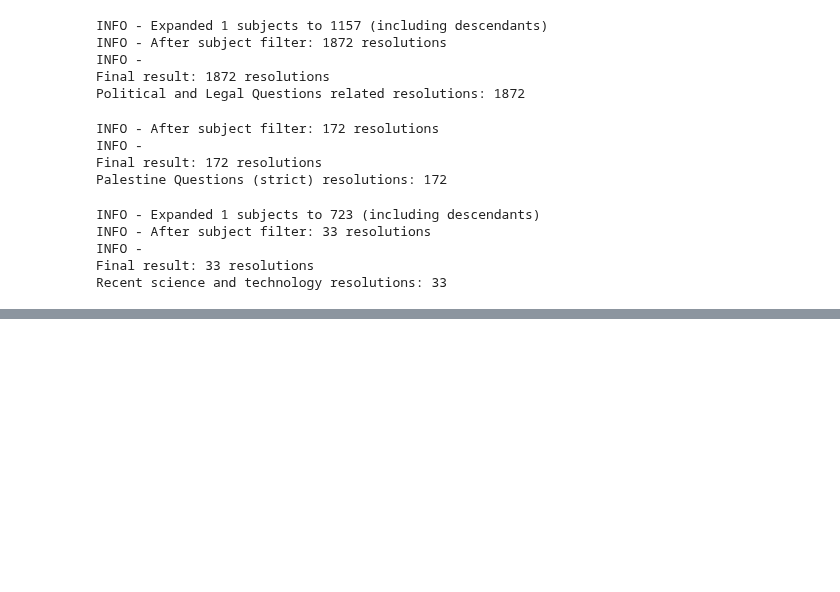
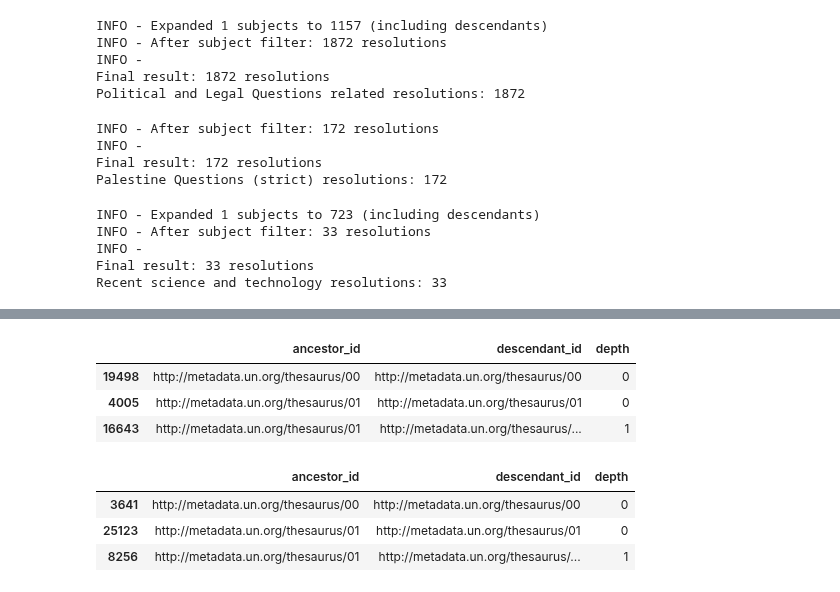
Before and after one commit to unst-ethz/policy-pulse, a Jupyter notebook: notebooks/janic/data_pipeline_tests.ipynb, the cells around one changed output, grey strips where cells are left out. Cells and saved outputs as stored; diff of their text form; code cells hidden in the pictures; blank space fills up the shorter version.

```diff
--- a/notebooks/janic/data_pipeline_tests.ipynb
+++ b/notebooks/janic/data_pipeline_tests.ipynb
@@ -90,0 +1673,20 @@ Recent science and technology resolutions: 33
+# %%
+closure_table1 = pd.read_csv('data/closure_table.csv')
+closure_table2 = pd.read_csv('data1/closure_table.csv')
+
+closure_table1.sort_values(['ancestor_id', 'descendant_id'], inplace=True)
+closure_table2.sort_values(['ancestor_id', 'descendant_id'], inplace=True)
+
+closure_table1.head(3)
+# %% [output]
+|  | ancestor_id | descendant_id | depth |
+| 19498 | http://metadata.un.org/thesaurus/00 | http://metadata.un.org/thesaurus/00 | 0 |
+| 4005 | http://metadata.un.org/thesaurus/01 | http://metadata.un.org/thesaurus/01 | 0 |
+| 16643 | http://metadata.un.org/thesaurus/01 | http://metadata.un.org/thesaurus/... | 1 |
+# %%
+closure_table2.head(3)
+# %% [output]
+|  | ancestor_id | descendant_id | depth |
+| 3641 | http://metadata.un.org/thesaurus/00 | http://metadata.un.org/thesaurus/00 | 0 |
+| 25123 | http://metadata.un.org/thesaurus/01 | http://metadata.un.org/thesaurus/01 | 0 |
+| 8256 | http://metadata.un.org/thesaurus/01 | http://metadata.un.org/thesaurus/... | 1 |
```
Also changed, not shown: parts of 10 cells of this notebook, 24 other files.
